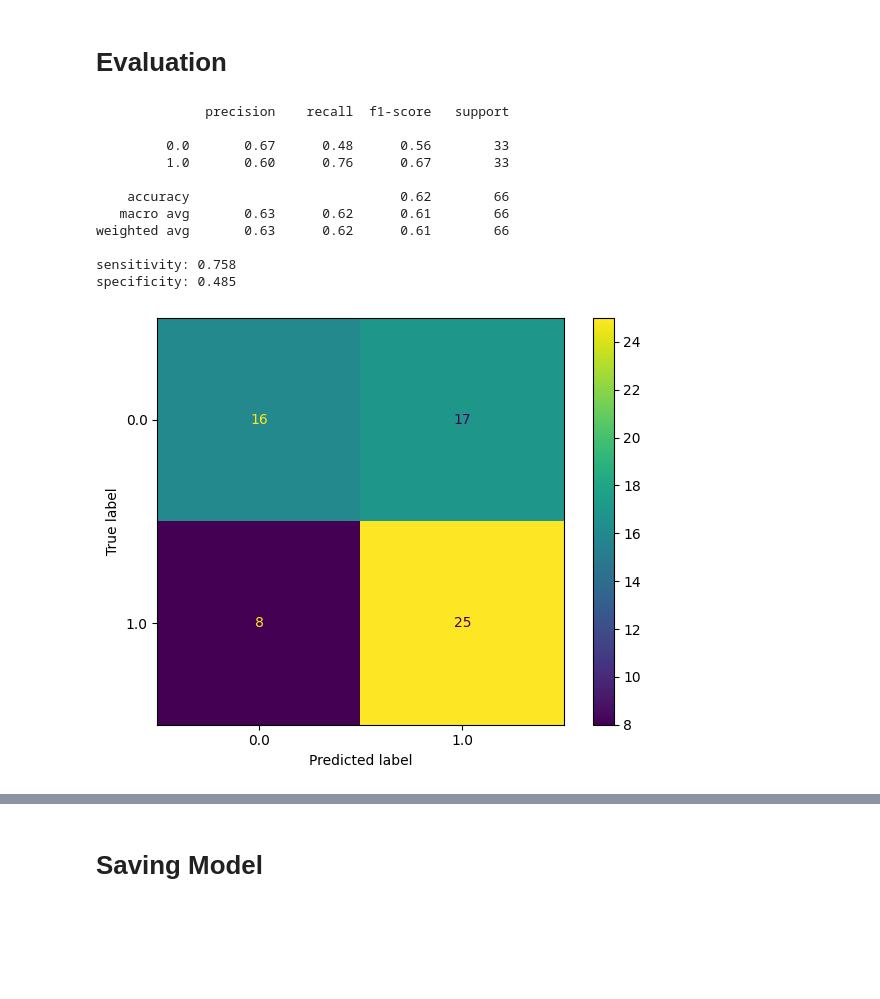
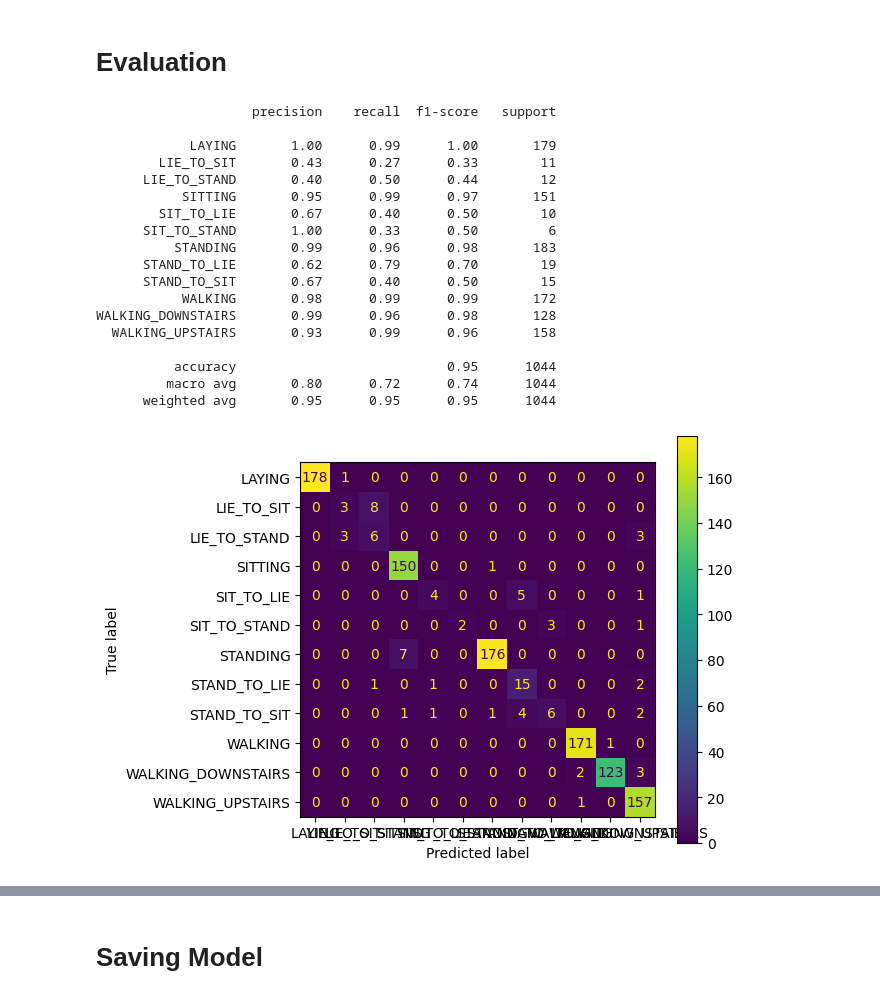
Before and after one commit to ICMOL/PineBioML, a Jupyter notebook: example_PipeLine.ipynb, the cells around one changed output, grey strips where cells are left out. Drawn from its saved outputs; the diff is of its cells as text; code cells hidden in the pictures; blank space fills up the shorter version.

Commit message:
v1.1.0 Autumn support for multi-class Classification

```diff
--- a/example_PipeLine.ipynb
+++ b/example_PipeLine.ipynb
@@ -5,5 +6,13 @@ import PineBioML.IO as IO
 # %%
-# Path
-input_folder = "./input/"
+# Commands
+input_folder = sys.argv[1] # path to input folder, ex "./input/"
+input_filename = sys.argv[2] # input file name, ex "HAPTdata.csv"
+# the program will try to read input_folder + input_filename, ex "./input/HAPTdata.csv"
+
+index_column = int(sys.argv[3]) # the order of index column, if there is no index in data then set it to -1, ex "-1"
+if index_column == -1:
+    index_column = None
+target_column_name = sys.argv[4] # literally the column name of target. ex "target"
+
 output_folder = "./output/"
 export_title = "example_basic "
@@ -30,3 +29,13 @@ x, y = IO.read_multiple_groups(
+# %%
+# example_PipeLine.py ./input/ HAPTdata.csv -1 target
+
+data = IO.read_file(input_folder+ input_filename, index_col=index_column)
+
+##### pick the target label column
+y = data[target_column_name]
+
+##### drop the target from dataframe, using the remaining to predict y (the target)
+x = data.drop(target_column_name, axis = 1)
 # %% [markdown]
 # Train test split
 # %%
@@ -46,8 +66,8 @@ pipe = Pipeline(
     [
         ("Standarization", Normalizer(method="StandardScaler")),
         ("Missing_Value_Processing", impute.simple_imputer(threshold = 0.6, strategy = "constant")),
-        ("Sample_Selection", selector(k=9)),
-        ("Modeling", tuner.RandomForest_tuner(target="roc_auc"))
+        #("Feature_Selection", selector(z_importance_threshold = 1)),
+        ("Modeling", tuner.RandomForest_tuner(target="qwk"))
      ]
 )
 # %%
@@ -93,17 +87,24 @@ Pipeline(steps=[('Standarization',
 # %%
 from PineBioML.report.utils import classification_summary
 
-classification_summary( y_valid, pipe.predict_proba(x_valid)[:, 1])
+classification_summary(y_valid, pipe.predict_proba(x_valid), show_fig=False)
 # %% [output]
-              precision    recall  f1-score   support
+                    precision    recall  f1-score   support
 
-         0.0       0.67      0.48      0.56        33
-         1.0       0.60      0.76      0.67        33
+            LAYING       1.00      0.99      1.00       179
+        LIE_TO_SIT       0.43      0.27      0.33        11
+      LIE_TO_STAND       0.40      0.50      0.44        12
+           SITTING       0.95      0.99      0.97       151
+        SIT_TO_LIE       0.67      0.40      0.50        10
+      SIT_TO_STAND       1.00      0.33      0.50         6
+          STANDING       0.99      0.96      0.98       183
+      STAND_TO_LIE       0.62      0.79      0.70        19
+      STAND_TO_SIT       0.67      0.40      0.50        15
+           WALKING       0.98      0.99      0.99       172
+WALKING_DOWNSTAIRS       0.99      0.96      0.98       128
+  WALKING_UPSTAIRS       0.93      0.99      0.96       158
 
-    accuracy                           0.62        66
-   macro avg       0.63      0.62      0.61        66
-weighted avg       0.63      0.62      0.61        66
-
-sensitivity: 0.758
-specificity: 0.485
+          accuracy                           0.95      1044
+         macro avg       0.80      0.72      0.74      1044
+      weighted avg       0.95      0.95      0.95      1044
-[figure, old version]
+[figure, new version]
```
Also changed, not shown: parts of 14 cells of this notebook, 44 other files.
